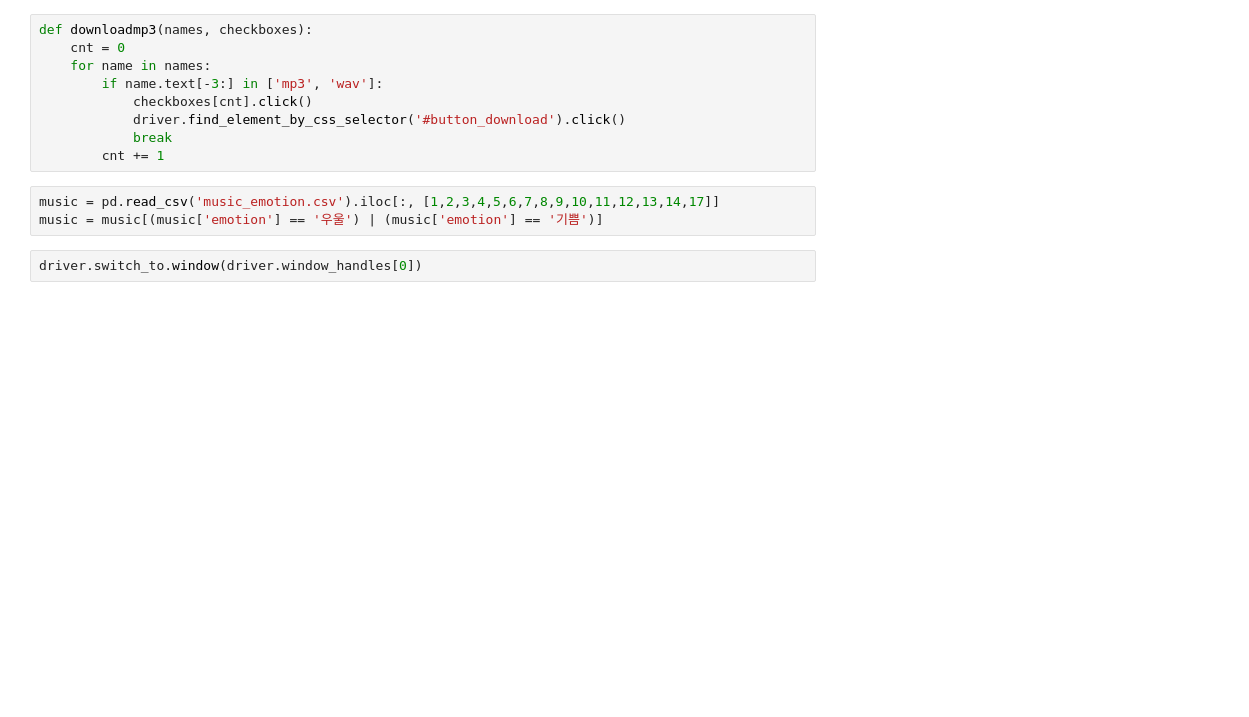
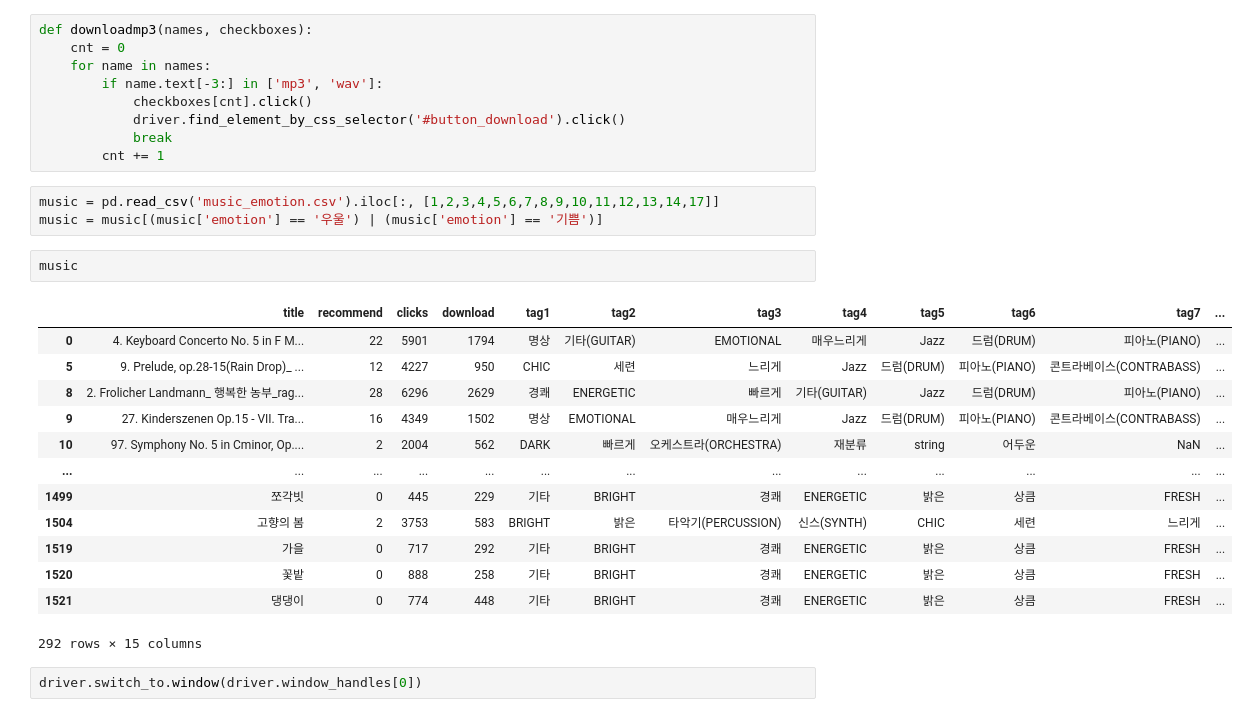
Before and after one commit to Yoon-Sangwon/Annyeong, a Jupyter notebook: Bigdata/won_musicdown.ipynb, the cells around one changed output. Cells and saved outputs as stored; diff of their text form; blank space fills up the shorter version.

```diff
--- a/Bigdata/won_musicdown.ipynb
+++ b/Bigdata/won_musicdown.ipynb
@@ -27,6 +28,22 @@ def downloadmp3(names, checkboxes):
 # %%
 music = pd.read_csv('music_emotion.csv').iloc[:, [1,2,3,4,5,6,7,8,9,10,11,12,13,14,17]]
 music = music[(music['emotion'] == '우울') | (music['emotion'] == '기쁨')]
+# %%
+music
+# %% [output]
+|  | title | recommend | clicks | download | tag1 | tag2 | tag3 | tag4 | tag5 | tag6 | tag7 | ... |
+| 0 | 4. Keyboard Concerto No. 5 in F M... | 22 | 5901 | 1794 | 명상 | 기타(GUITAR) | EMOTIONAL | 매우느리게 | Jazz | 드럼(DRUM) | 피아노(PIANO) | ... |
+| 5 | 9. Prelude, op.28-15(Rain Drop)_ ... | 12 | 4227 | 950 | CHIC | 세련 | 느리게 | Jazz | 드럼(DRUM) | 피아노(PIANO) | 콘트라베이스(CONTRABASS) | ... |
+| 8 | 2. Frolicher Landmann_ 행복한 농부_rag... | 28 | 6296 | 2629 | 경쾌 | ENERGETIC | 빠르게 | 기타(GUITAR) | Jazz | 드럼(DRUM) | 피아노(PIANO) | ... |
+| 9 | 27. Kinderszenen Op.15 - VII. Tra... | 16 | 4349 | 1502 | 명상 | EMOTIONAL | 매우느리게 | Jazz | 드럼(DRUM) | 피아노(PIANO) | 콘트라베이스(CONTRABASS) | ... |
+| 10 | 97. Symphony No. 5 in Cminor, Op.... | 2 | 2004 | 562 | DARK | 빠르게 | 오케스트라(ORCHESTRA) | 재분류 | string | 어두운 | NaN | ... |
+| ... | ... | ... | ... | ... | ... | ... | ... | ... | ... | ... | ... | ... |
+| 1499 | 쪼각빗 | 0 | 445 | 229 | 기타 | BRIGHT | 경쾌 | ENERGETIC | 밝은 | 상큼 | FRESH | ... |
+| 1504 | 고향의 봄 | 2 | 3753 | 583 | BRIGHT | 밝은 | 타악기(PERCUSSION) | 신스(SYNTH) | CHIC | 세련 | 느리게 | ... |
+| 1519 | 가을 | 0 | 717 | 292 | 기타 | BRIGHT | 경쾌 | ENERGETIC | 밝은 | 상큼 | FRESH | ... |
+| 1520 | 꽃밭 | 0 | 888 | 258 | 기타 | BRIGHT | 경쾌 | ENERGETIC | 밝은 | 상큼 | FRESH | ... |
+| 1521 | 댕댕이 | 0 | 774 | 448 | 기타 | BRIGHT | 경쾌 | ENERGETIC | 밝은 | 상큼 | FRESH | ... |
+292 rows × 15 columns
 # %%
 driver.switch_to.window(driver.window_handles[0])
 # %%
```
Also changed, not shown: parts of 10 cells of this notebook, 1 other file.
